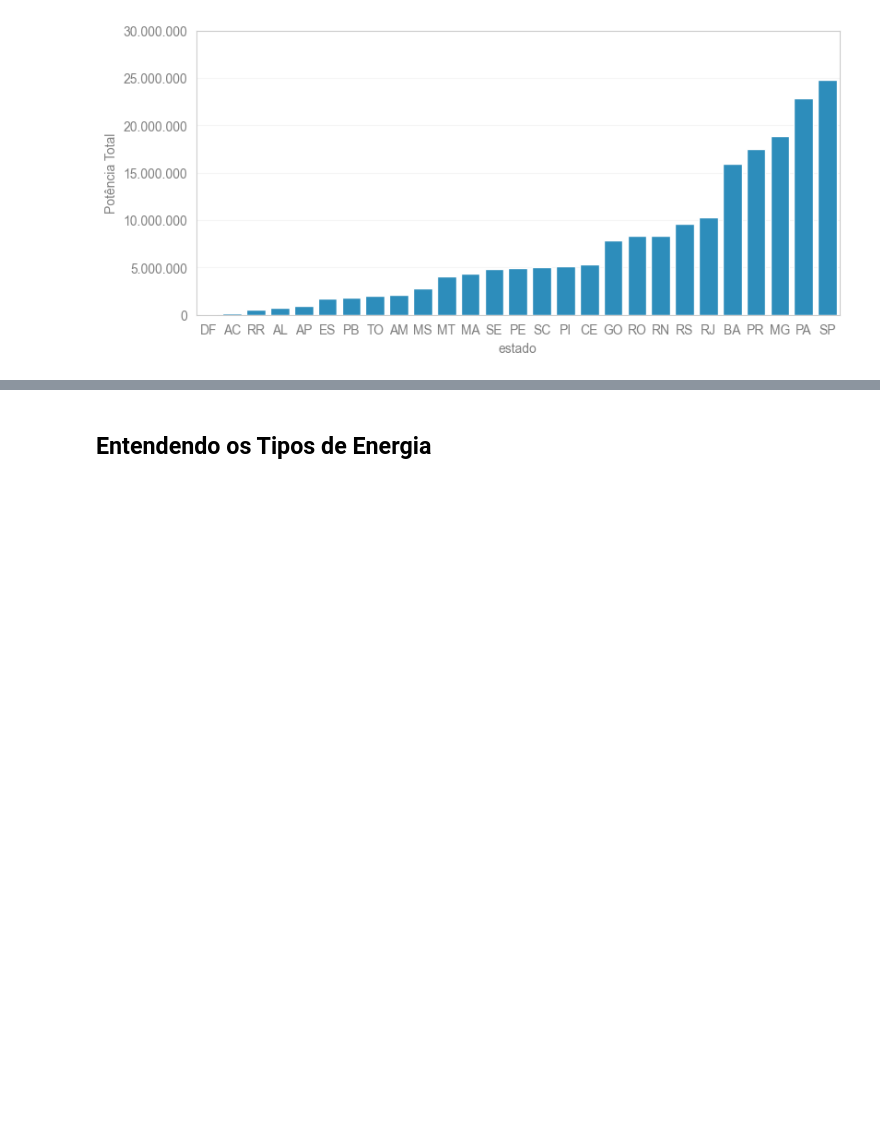
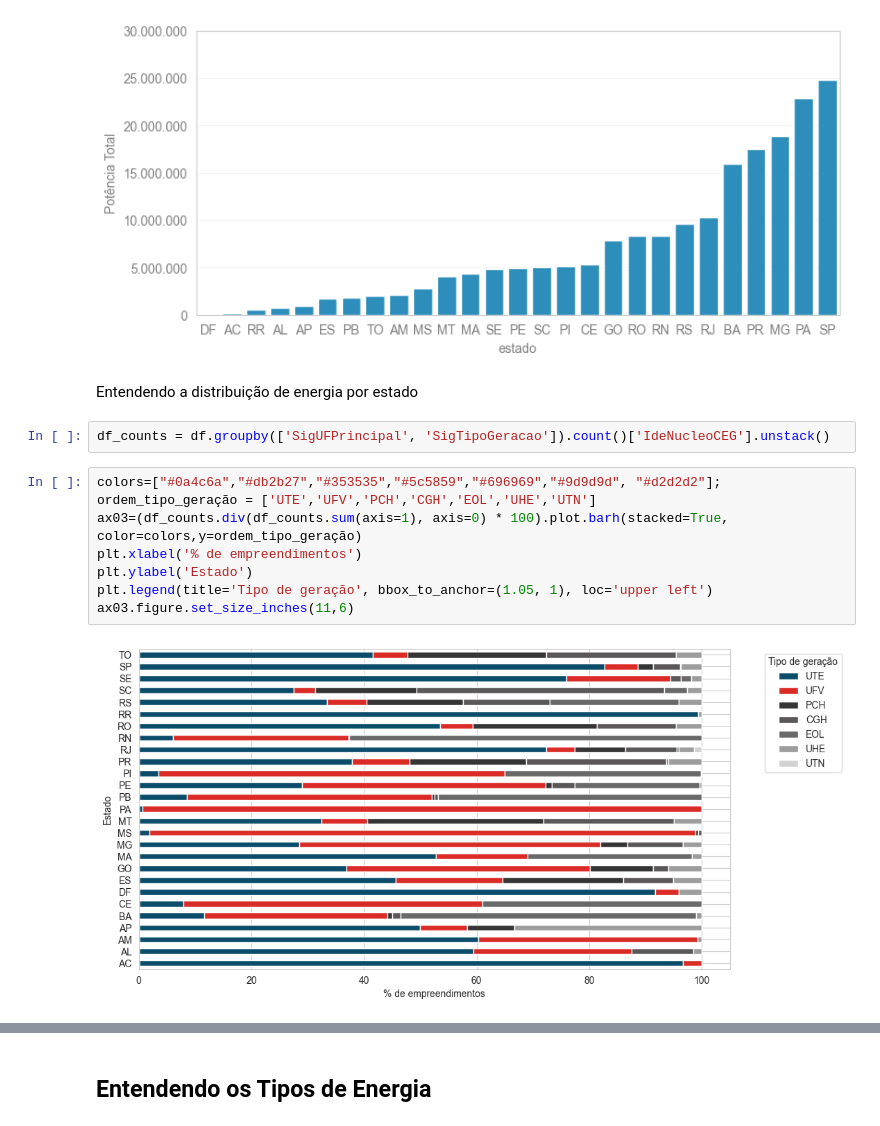
Before and after one commit to lpfnascimento/eda-brasilian-energy-matrix, a Jupyter notebook: TG-aneel-energia.ipynb, the cells around one changed output, grey strips where cells are left out. Drawn from its saved outputs; the diff is of its cells as text; blank space fills up the shorter version.

```diff
--- a/TG-aneel-energia.ipynb
+++ b/TG-aneel-energia.ipynb
@@ -366,3 +366,17 @@ ax2.set_yticklabels(ytick_labels)
 ax2.figure.set_size_inches(9,4)
 # %% [output]
 [figure]
+# %% [markdown]
+Entendendo a distribuição de energia por estado
+# %%
+df_counts = df.groupby(['SigUFPrincipal', 'SigTipoGeracao']).count()['IdeNucleoCEG'].unstack()
+# %%
+colors=["#0a4c6a","#db2b27","#353535","#5c5859","#696969","#9d9d9d", "#d2d2d2"];
+ordem_tipo_geração = ['UTE','UFV','PCH','CGH','EOL','UHE','UTN']
+ax03=(df_counts.div(df_counts.sum(axis=1), axis=0) * 100).plot.barh(stacked=True, color=colors,y=ordem_tipo_geração)
+plt.xlabel('% de empreendimentos')
+plt.ylabel('Estado')
+plt.legend(title='Tipo de geração', bbox_to_anchor=(1.05, 1), loc='upper left')
+ax03.figure.set_size_inches(11,6)
+# %% [output]
+[figure, added]
```
Also changed, not shown: parts of 15 cells of this notebook.
